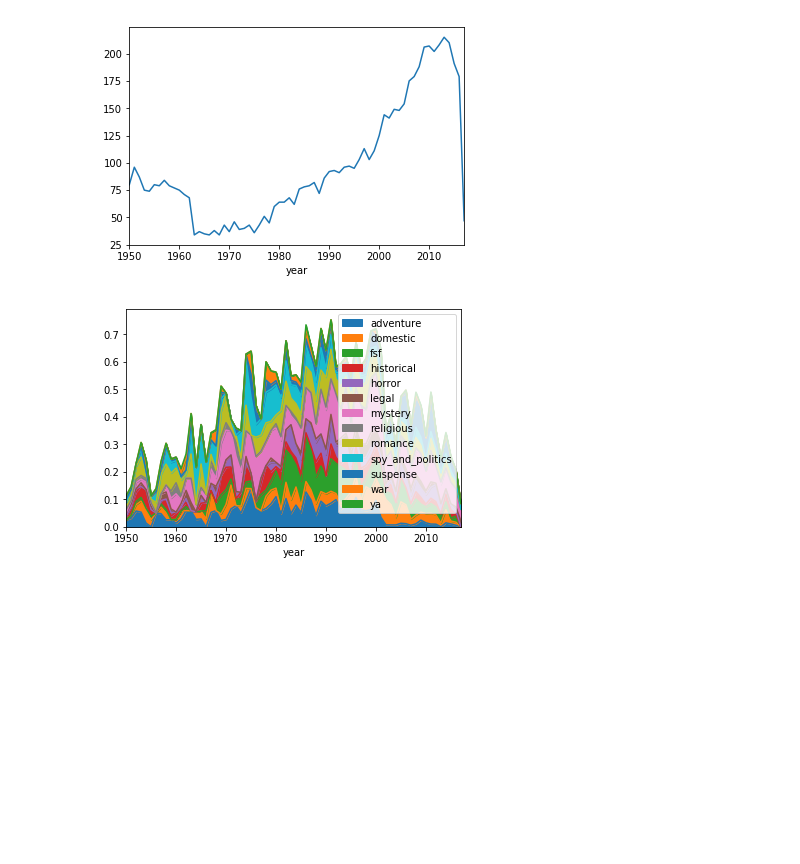
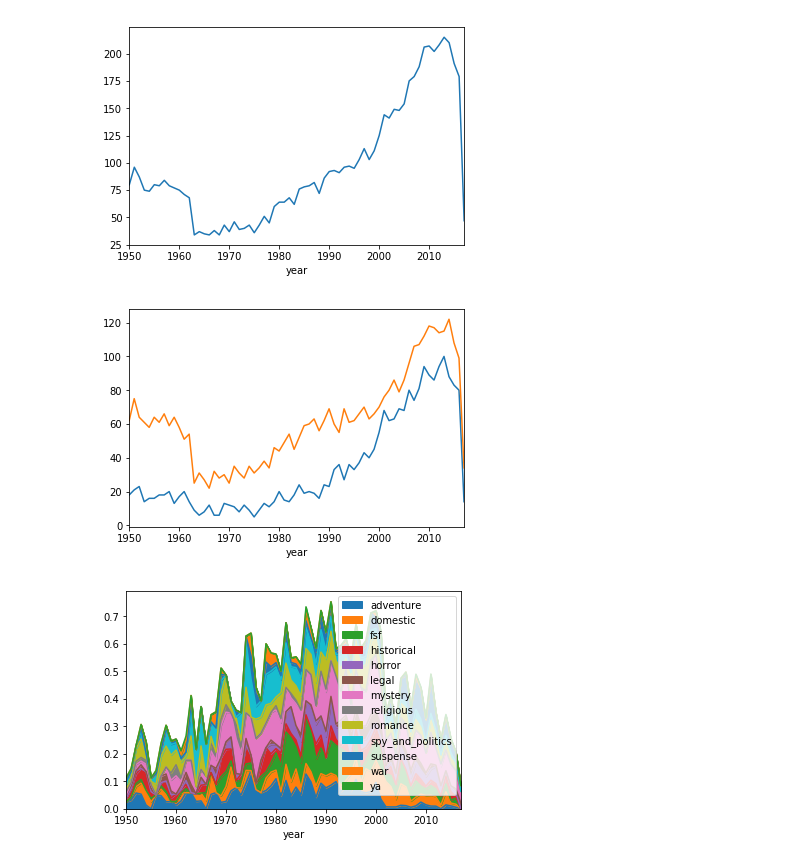
Before and after one commit to cimar/books, a Jupyter notebook: Clean Glue.ipynb, the cells around one changed output. Cells and saved outputs as stored; diff of their text form; code cells hidden in the pictures; blank space fills up the shorter version.

```diff
--- a/Clean Glue.ipynb
+++ b/Clean Glue.ipynb
@@ -748,15 +824,17 @@ fig.savefig("unique_titles_per_year2.png")
 # %%
 gendered = split_by_gender(processed)
 
 genders = ["female","male"]
 
 i = 0
 for g in gendered:
-    df = pandas.DataFrame(processed).groupby("year")
+    df = pandas.DataFrame(g).groupby("year")
     unique_counts = df.apply(unique_titles).apply(len)
     fig = unique_counts.plot().get_figure()
-    fig.savefig("genre_percent_year_"+genders[i]+"2.png")
+    fig.savefig("unique_titles_per_gender"+genders[i]+"2.png")
     i = i+1
+# %% [output]
+[figure, added]
 # %%
 #tall_df = pandas.DataFrame(tally_genres_binned(processed,"year")).set_index("year")
 #fig1 = tall_df.plot().get_figure()
```
Also changed, not shown: parts of 12 cells of this notebook, 3 other files.
